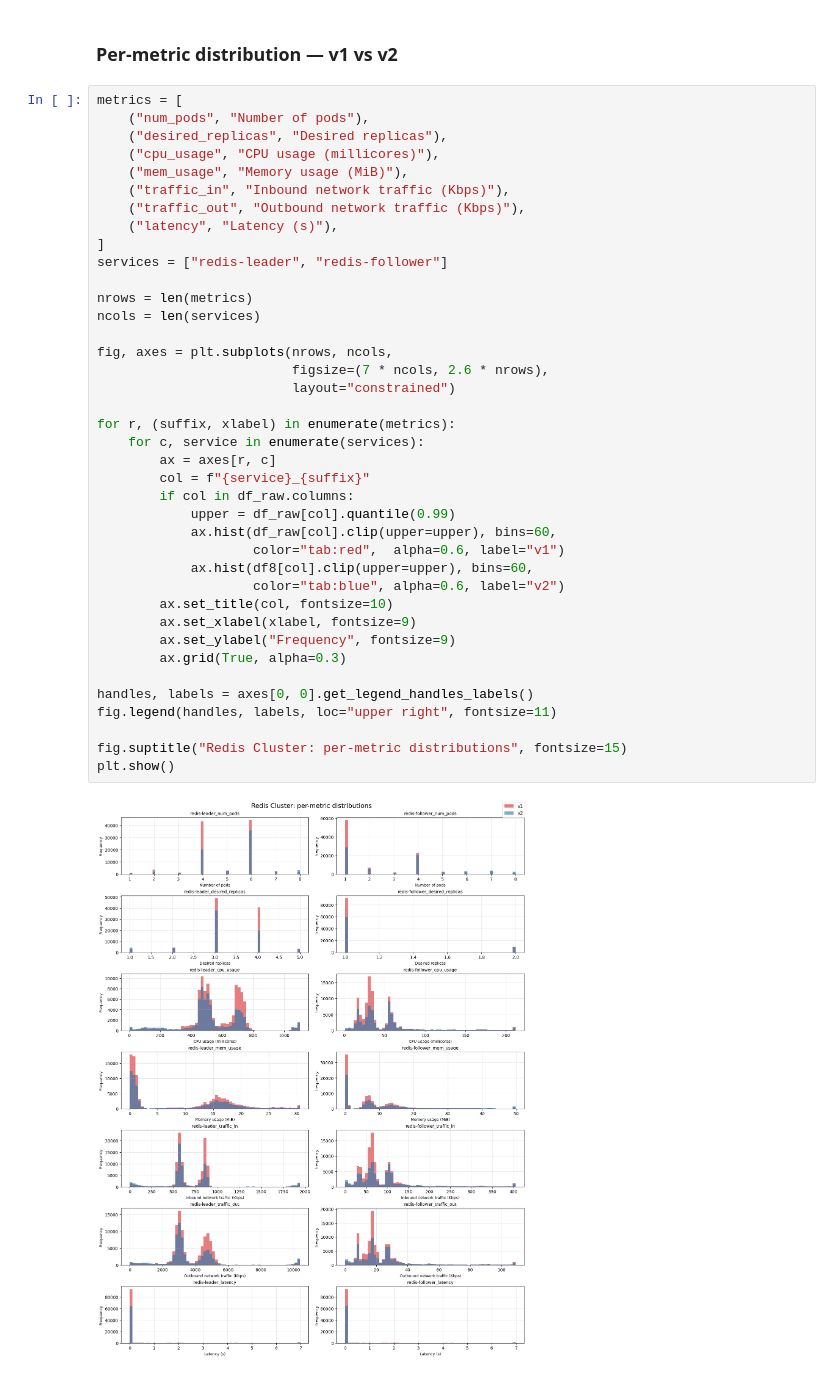
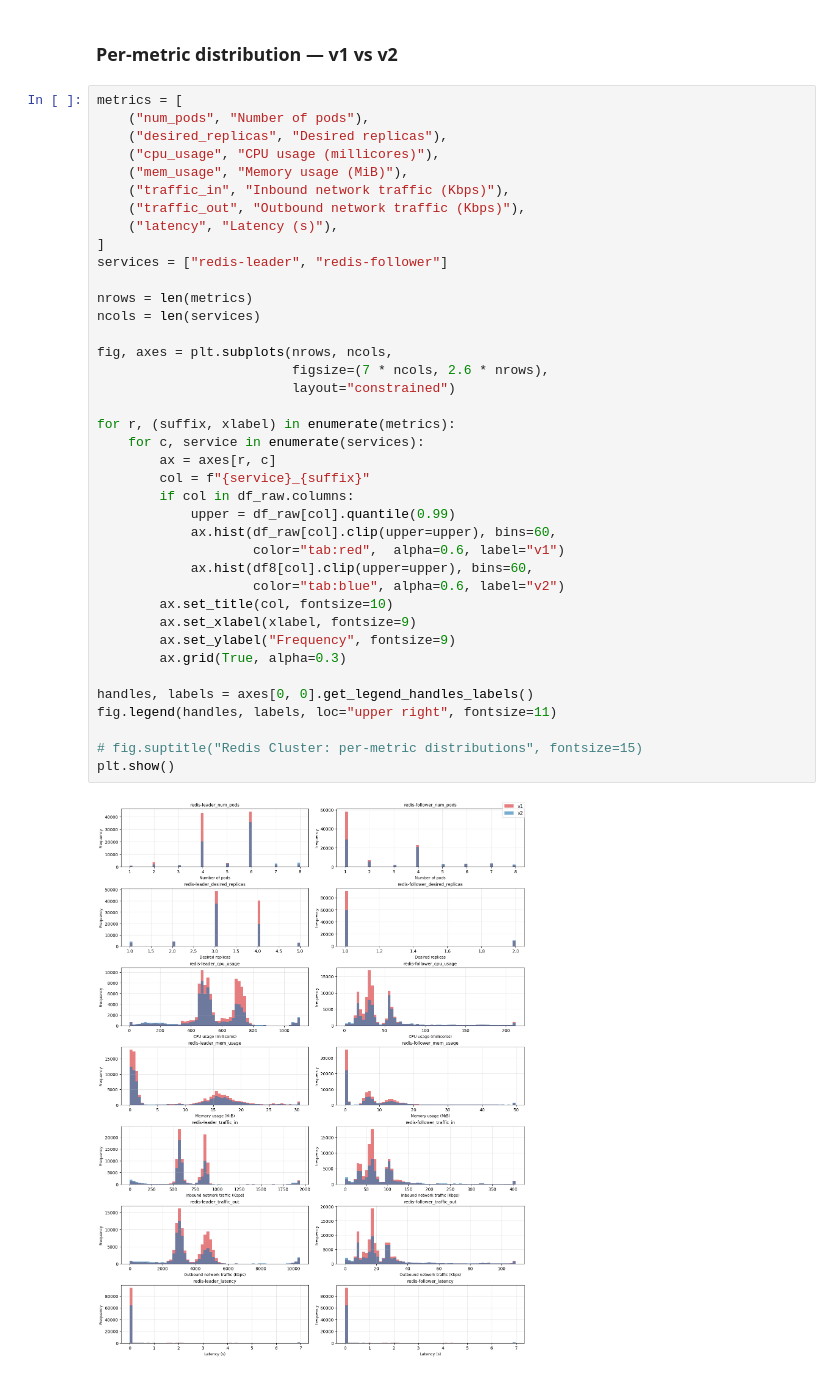
Before and after one commit to BogdanPaul15/gwydion, a Jupyter notebook: gwydion/datasets/real/redis/v1/redis.ipynb, the cells around one changed output. Saved outputs shown, nothing was run; the diff lists cells and outputs as text.

```diff
--- a/gwydion/datasets/real/redis/v1/redis.ipynb
+++ b/gwydion/datasets/real/redis/v1/redis.ipynb
@@ -704,32 +704,32 @@ metrics = [
 ]
 services = ["redis-leader", "redis-follower"]
 
 nrows = len(metrics)
 ncols = len(services)
 
 fig, axes = plt.subplots(nrows, ncols,
                          figsize=(7 * ncols, 2.6 * nrows),
                          layout="constrained")
 
 for r, (suffix, xlabel) in enumerate(metrics):
     for c, service in enumerate(services):
         ax = axes[r, c]
         col = f"{service}_{suffix}"
         if col in df_raw.columns:
             upper = df_raw[col].quantile(0.99)
             ax.hist(df_raw[col].clip(upper=upper), bins=60,
                     color="tab:red",  alpha=0.6, label="v1")
             ax.hist(df8[col].clip(upper=upper), bins=60,
                     color="tab:blue", alpha=0.6, label="v2")
         ax.set_title(col, fontsize=10)
         ax.set_xlabel(xlabel, fontsize=9)
         ax.set_ylabel("Frequency", fontsize=9)
         ax.grid(True, alpha=0.3)
 
 handles, labels = axes[0, 0].get_legend_handles_labels()
 fig.legend(handles, labels, loc="upper right", fontsize=11)
 
-fig.suptitle("Redis Cluster: per-metric distributions", fontsize=15)
+# fig.suptitle("Redis Cluster: per-metric distributions", fontsize=15)
 plt.show()
 # %% [output]
-[figure, old version]
+[figure, new version]
```
Also changed, not shown: parts of 3 cells of this notebook, 10 other files.
